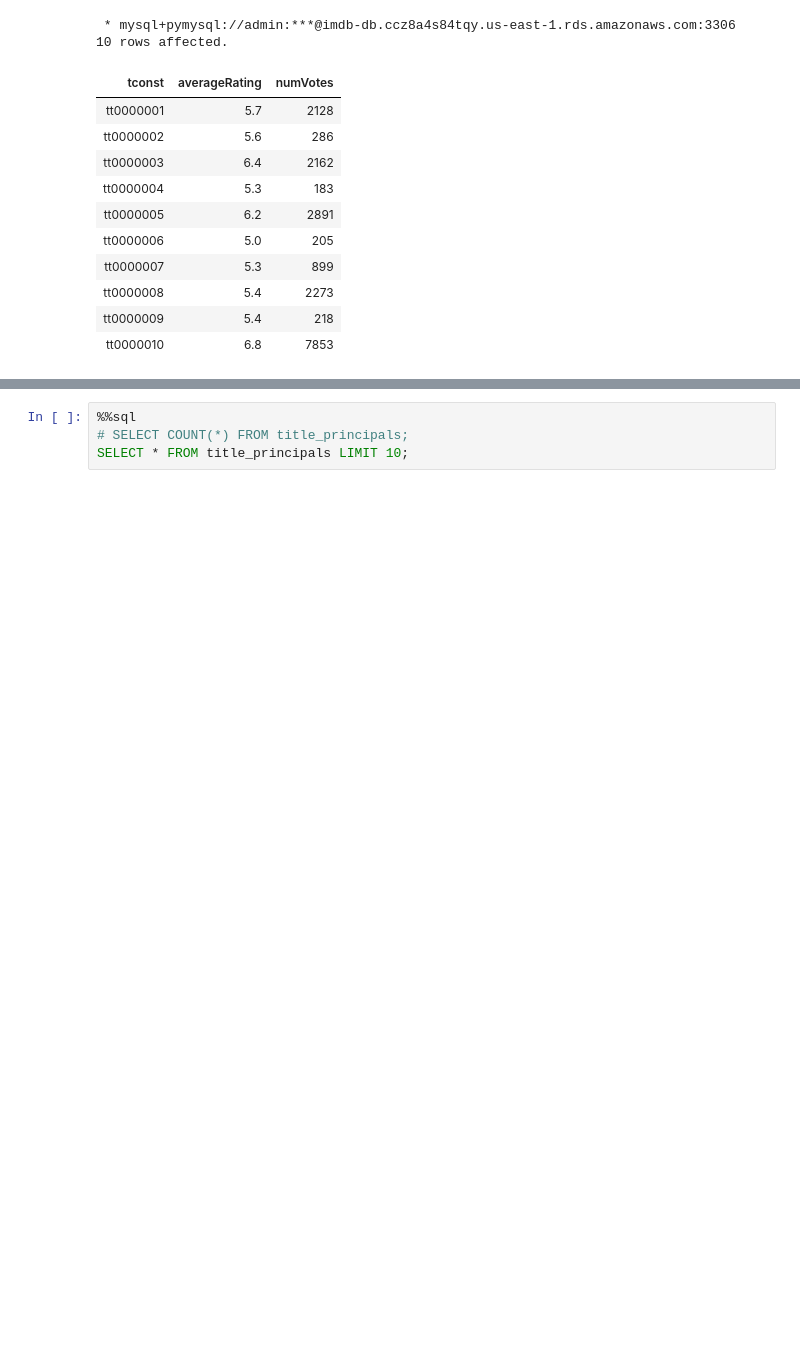
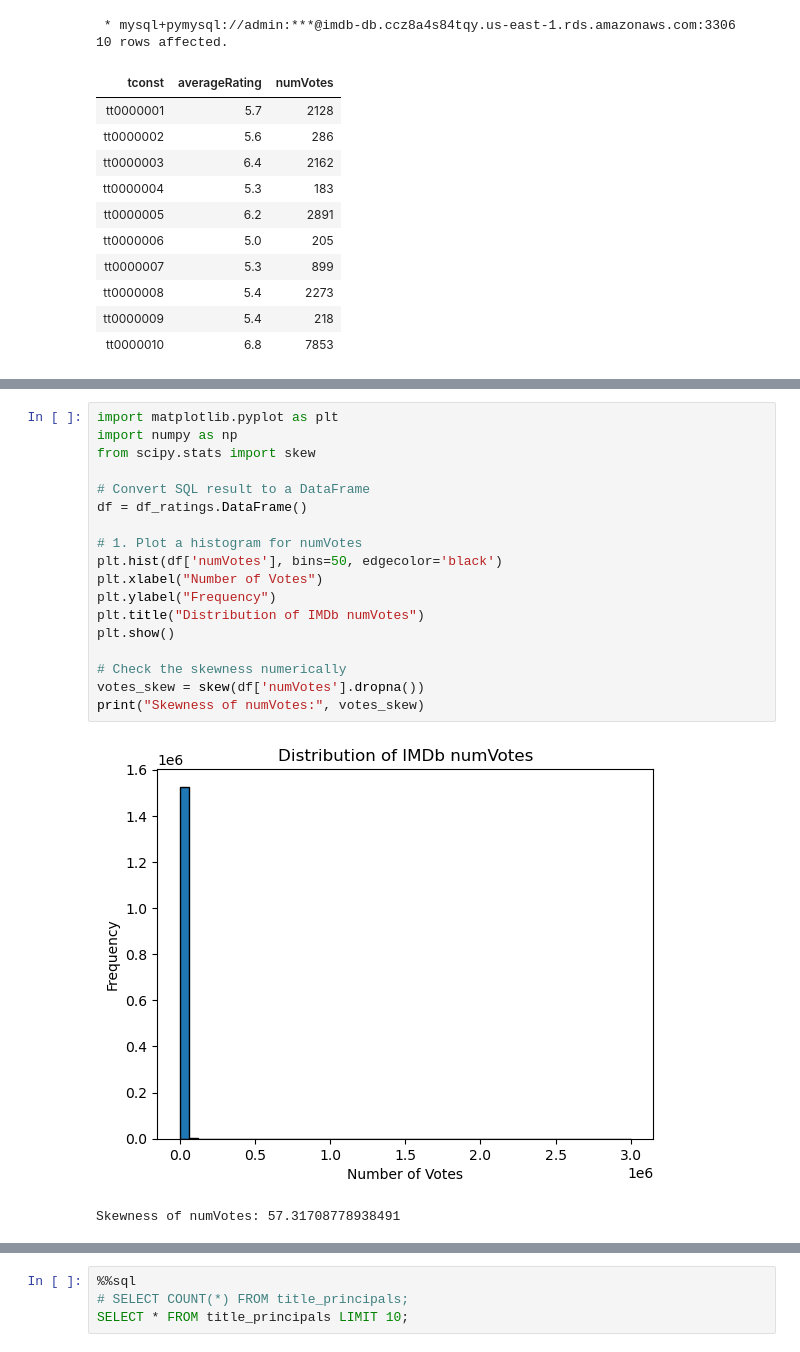
Before and after one commit to CSPB4502-Group2/FilmIndustryTrendsAndSuccessUsingIMDbDataSet, a Jupyter notebook: playground_ratings.ipynb, the cells around one changed output, grey strips where cells are left out. Drawn from its saved outputs; the diff is of its cells as text; blank space fills up the shorter version.

```diff
--- a/playground_ratings.ipynb
+++ b/playground_ratings.ipynb
@@ -197,0 +277,21 @@ SELECT * FROM title_ratings LIMIT 10;
+# %%
+import matplotlib.pyplot as plt
+import numpy as np
+from scipy.stats import skew
+
+# Convert SQL result to a DataFrame
+df = df_ratings.DataFrame()
+
+# 1. Plot a histogram for numVotes
+plt.hist(df['numVotes'], bins=50, edgecolor='black')
+plt.xlabel("Number of Votes")
+plt.ylabel("Frequency")
+plt.title("Distribution of IMDb numVotes")
+plt.show()
+
+# Check the skewness numerically
+votes_skew = skew(df['numVotes'].dropna())
+print("Skewness of numVotes:", votes_skew)
+# %% [output]
+[figure, added]
+Skewness of numVotes: 57.31708778938491
```
Also changed, not shown: parts of 17 cells of this notebook.
